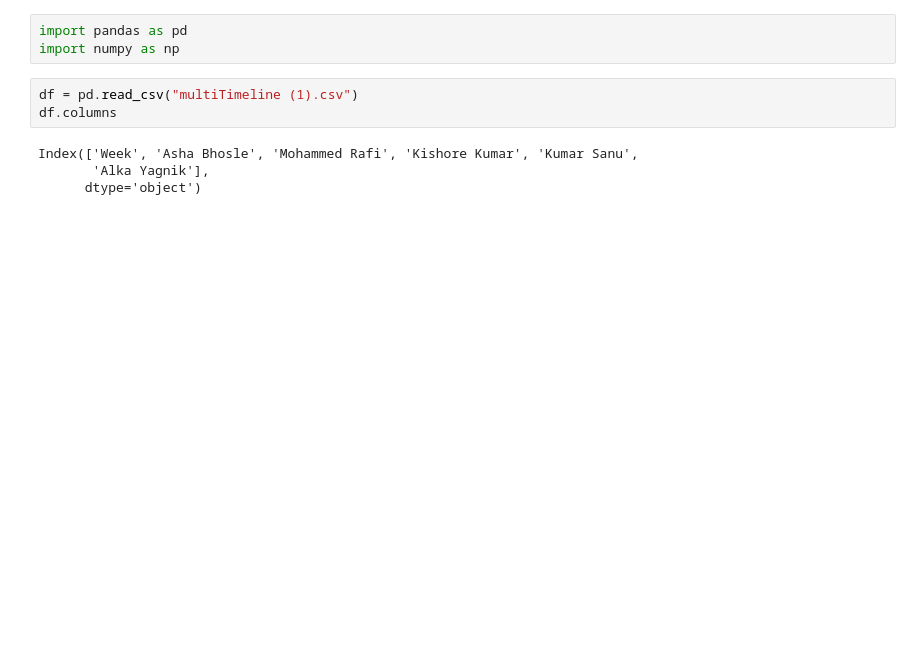
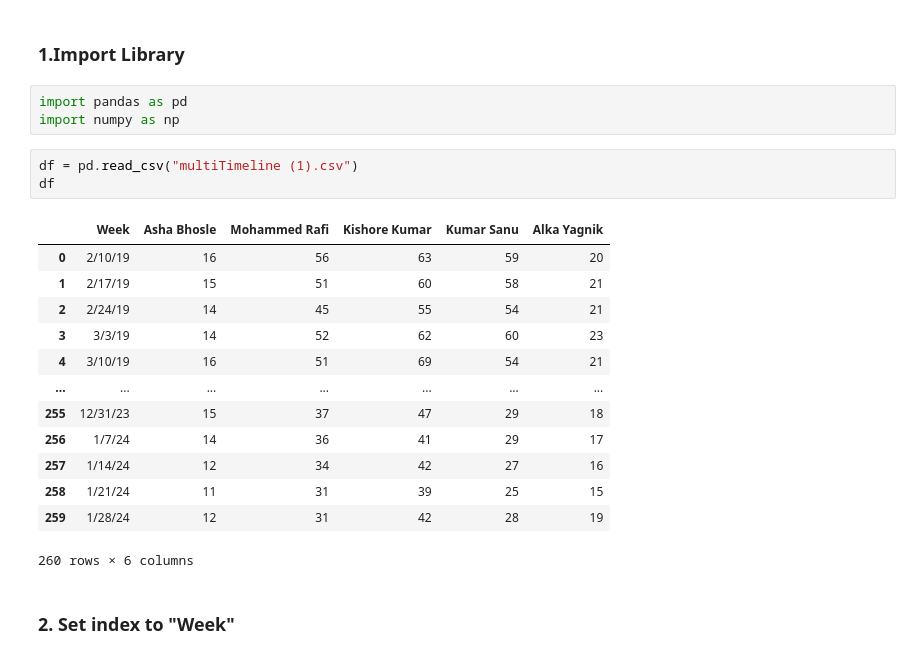
Before and after one commit to Code-forlife/Business-analytics-using-python, a Jupyter notebook: 1)Experiments/4_/BAP_Lab_4.ipynb, the cells around one changed output. Cells and saved outputs as stored; diff of their text form; blank space fills up the shorter version.

```diff
--- a/1)Experiments/4_/BAP_Lab_4.ipynb
+++ b/1)Experiments/4_/BAP_Lab_4.ipynb
@@ -1,11 +108,25 @@
+# %% [markdown]
+### 1.Import Library
 # %%
 import pandas as pd
 import numpy as np
 # %%
 df = pd.read_csv("multiTimeline (1).csv")
-df.columns
+df
 # %% [output]
+|  | Week | Asha Bhosle | Mohammed Rafi | Kishore Kumar | Kumar Sanu | Alka Yagnik |
+| 0 | 2/10/19 | 16 | 56 | 63 | 59 | 20 |
+| 1 | 2/17/19 | 15 | 51 | 60 | 58 | 21 |
+| 2 | 2/24/19 | 14 | 45 | 55 | 54 | 21 |
+| 3 | 3/3/19 | 14 | 52 | 62 | 60 | 23 |
+| 4 | 3/10/19 | 16 | 51 | 69 | 54 | 21 |
+| ... | ... | ... | ... | ... | ... | ... |
+| 255 | 12/31/23 | 15 | 37 | 47 | 29 | 18 |
+| 256 | 1/7/24 | 14 | 36 | 41 | 29 | 17 |
+| 257 | 1/14/24 | 12 | 34 | 42 | 27 | 16 |
+| 258 | 1/21/24 | 11 | 31 | 39 | 25 | 15 |
+| 259 | 1/28/24 | 12 | 31 | 42 | 28 | 19 |
-Index(['Week', 'Asha Bhosle', 'Mohammed Rafi', 'Kishore Kumar', 'Kumar Sanu',
-       'Alka Yagnik'],
-      dtype='object')
+260 rows × 6 columns
+# %% [markdown]
+### 2. Set index to "Week"
 # %%
```
Also changed, not shown: parts of 19 cells of this notebook, 4 other files.
